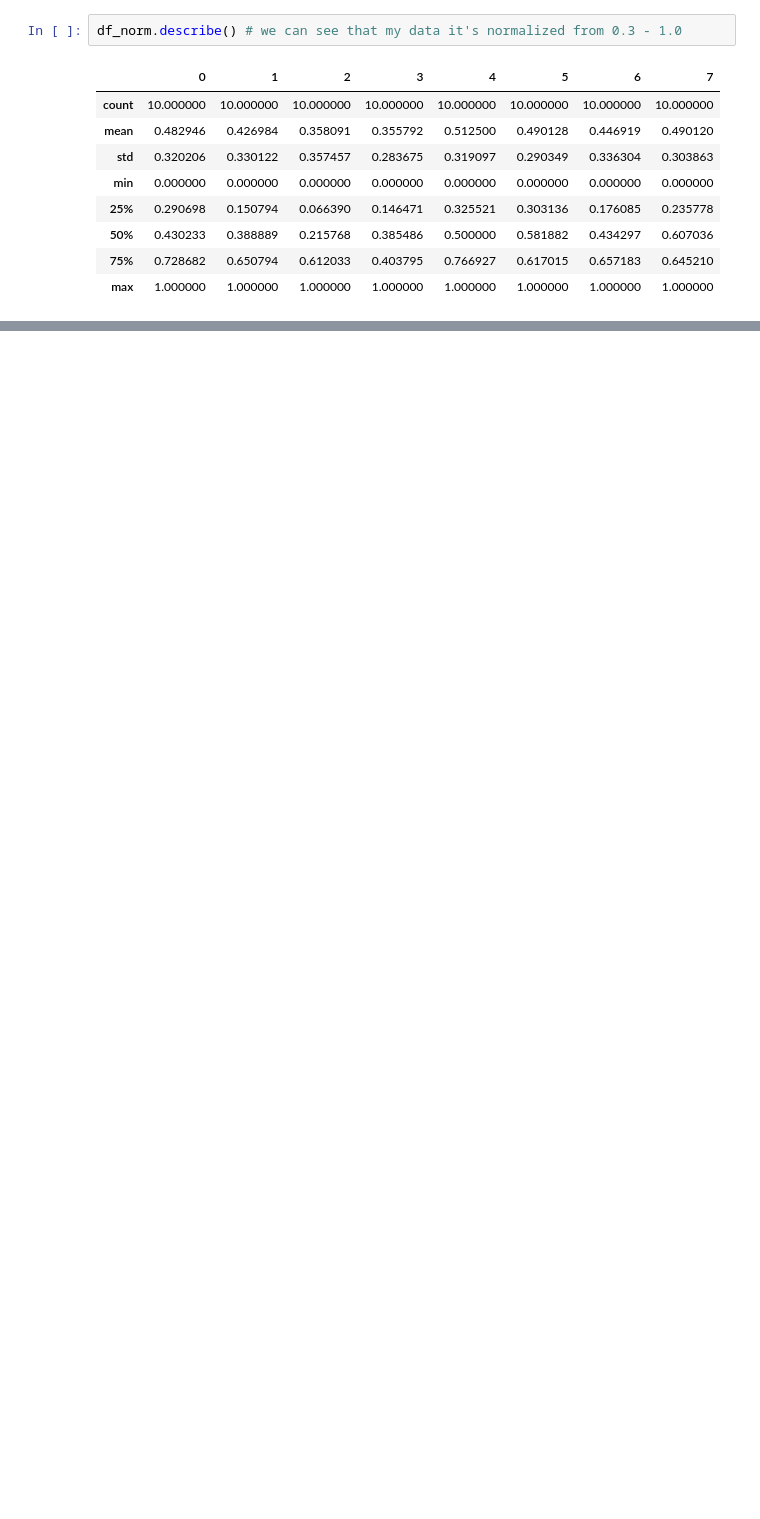
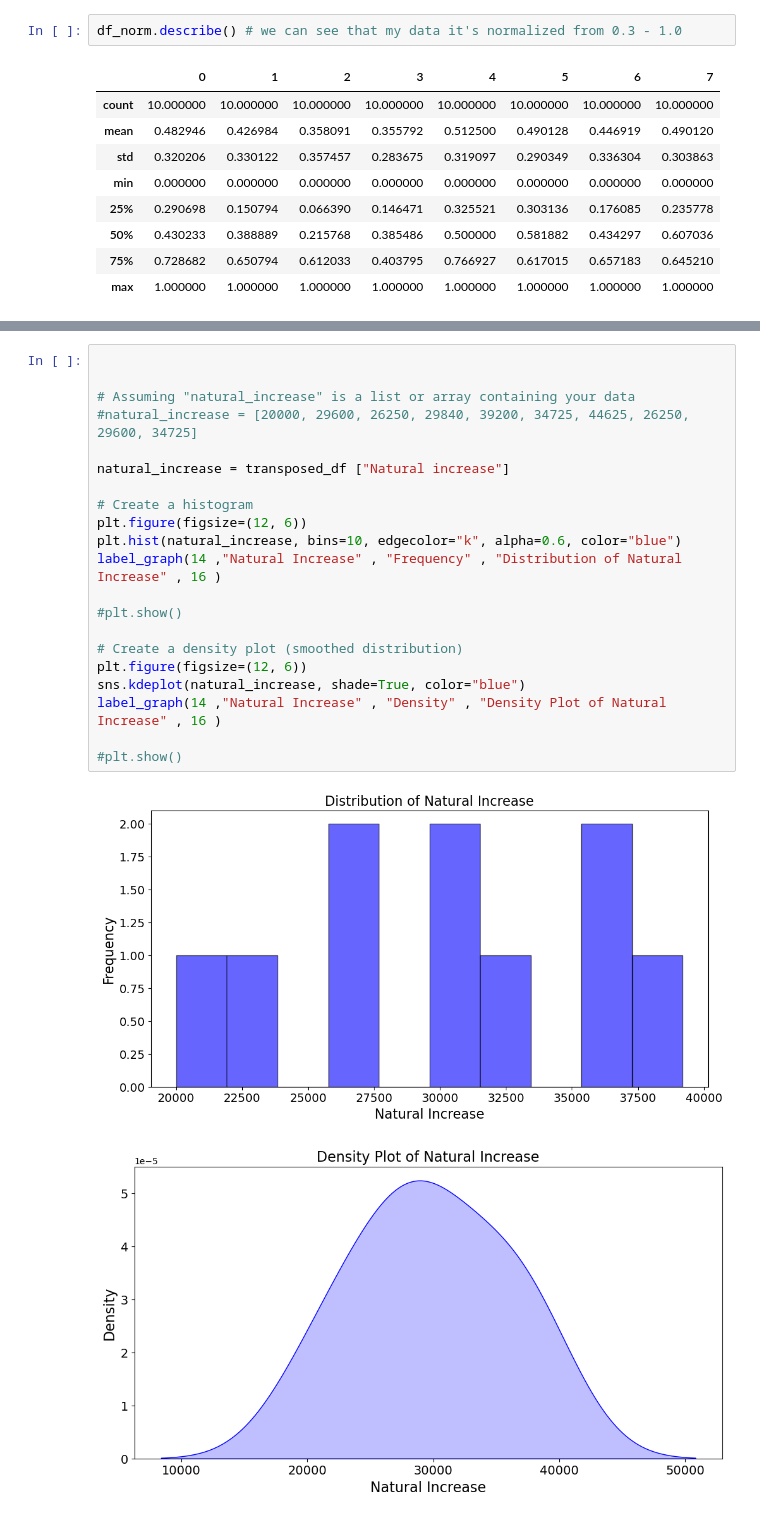
Before and after one commit to Lylkend-Albuquerque/CA1-2023, a Jupyter notebook: CA-1.ipynb, the cells around one changed output, grey strips where cells are left out. Drawn from its saved outputs; the diff is of its cells as text; blank space fills up the shorter version.

```diff
--- a/CA-1.ipynb
+++ b/CA-1.ipynb
@@ -317,0 +438,24 @@ plt.show()
+# %%
+
+
+# Assuming "natural_increase" is a list or array containing your data
+#natural_increase = [20000, 29600, 26250, 29840, 39200, 34725, 44625, 26250, 29600, 34725]
+
+natural_increase = transposed_df ["Natural increase"]
+
+# Create a histogram
+plt.figure(figsize=(12, 6))
+plt.hist(natural_increase, bins=10, edgecolor="k", alpha=0.6, color="blue")
+label_graph(14 ,"Natural Increase" , "Frequency" , "Distribution of Natural Increase" , 16 )
+
+#plt.show()
+
+# Create a density plot (smoothed distribution)
+plt.figure(figsize=(12, 6))
+sns.kdeplot(natural_increase, shade=True, color="blue")
+label_graph(14 ,"Natural Increase" , "Density" , "Density Plot of Natural Increase" , 16 )
+
+#plt.show()
+# %% [output]
+[figure, added]
+[figure, added]
```
Also changed, not shown: parts of 50 cells of this notebook.
